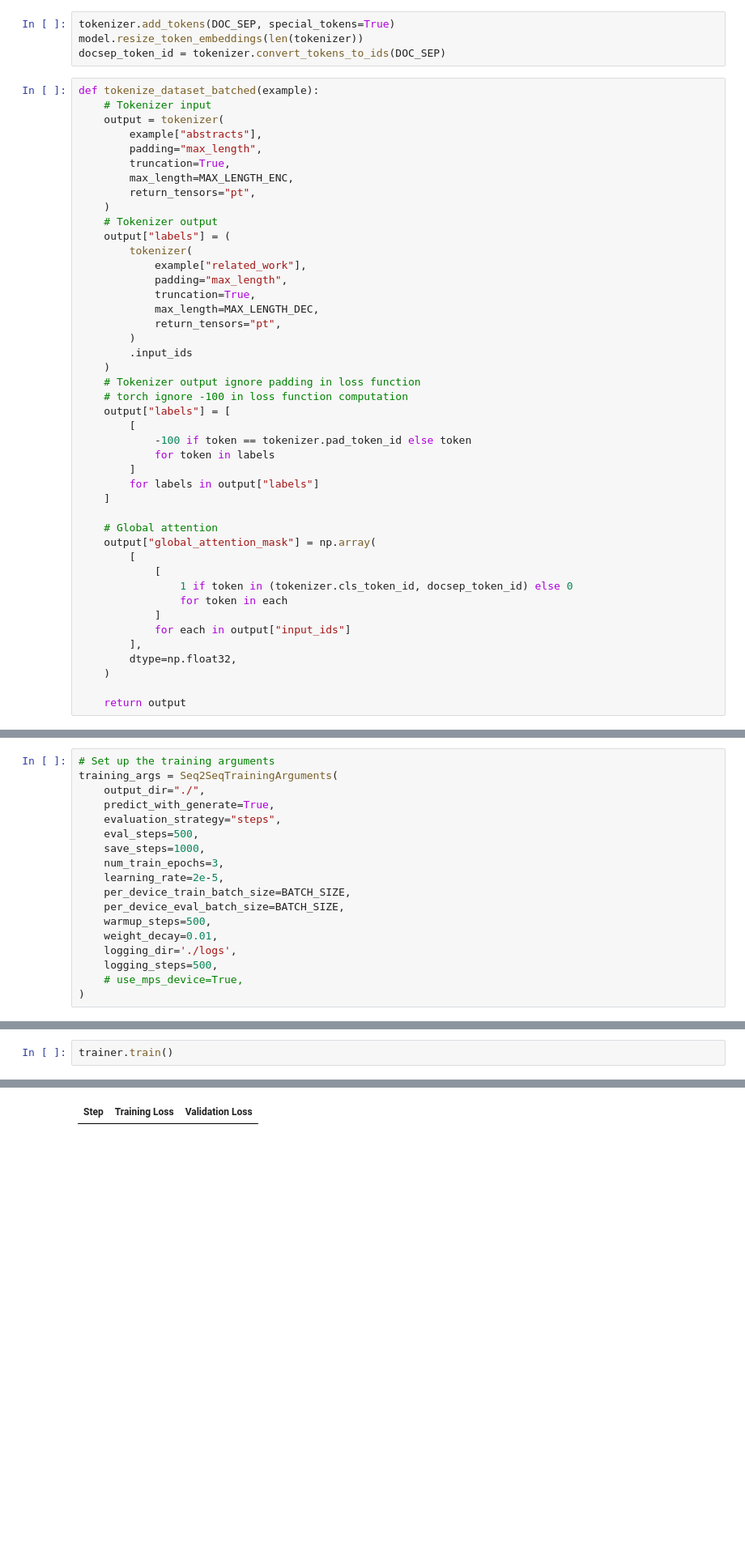
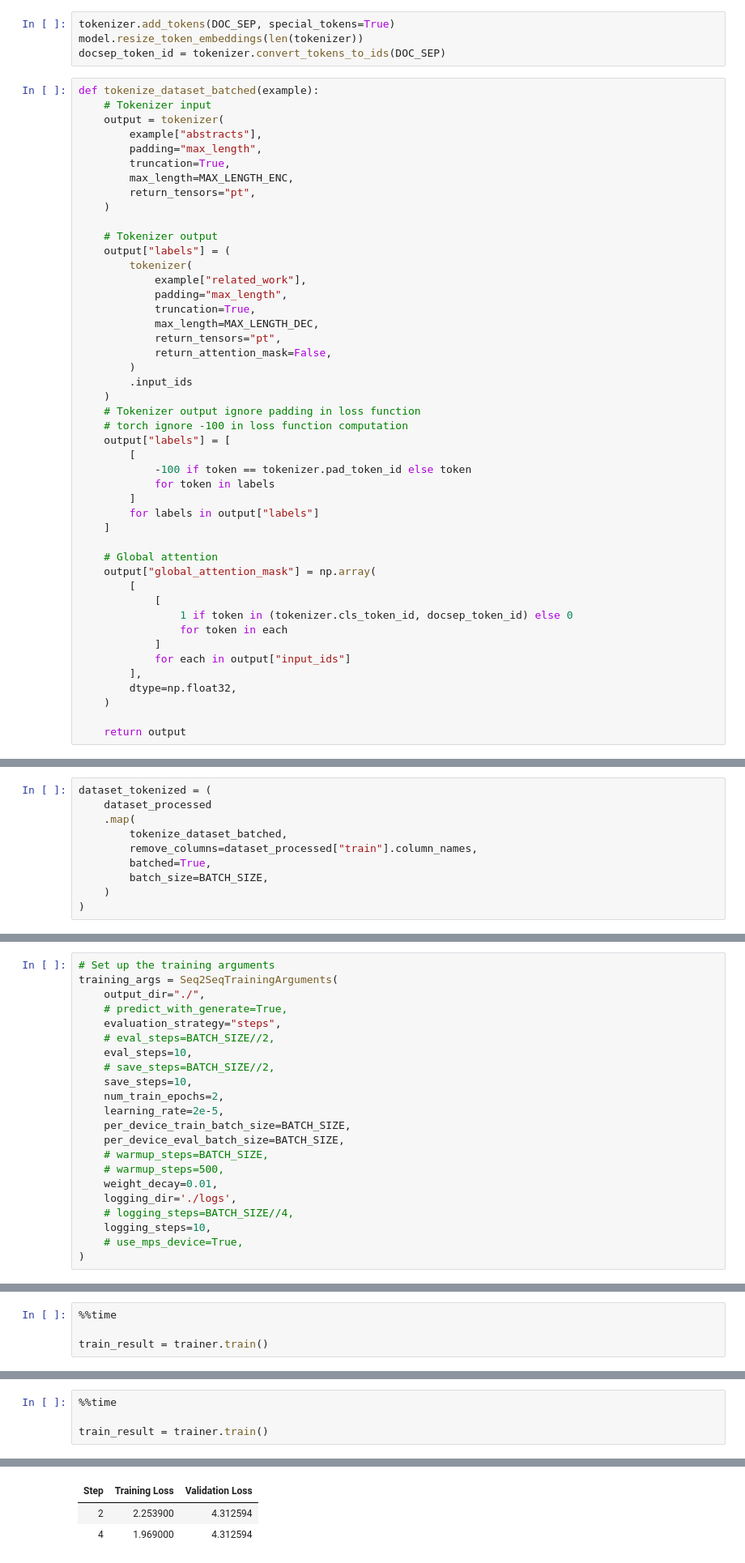
Before and after one commit to Lukaliu90/w266_final_project, a Jupyter notebook: luka_working_file/luka_centrum_multi_XScience-fine_tuning.ipynb, the cells around one changed output, grey strips where cells are left out. Shown at 81% size. Drawn from its saved outputs; the diff is of its cells as text; blank space fills up the shorter version.

```diff
--- a/luka_working_file/luka_centrum_multi_XScience-fine_tuning.ipynb
+++ b/luka_working_file/luka_centrum_multi_XScience-fine_tuning.ipynb
@@ -169,6 +146,7 @@ def tokenize_dataset_batched(example):
         max_length=MAX_LENGTH_ENC,
         return_tensors="pt",
     )
+
     # Tokenizer output
     output["labels"] = (
         tokenizer(
@@ -177,6 +155,7 @@ def tokenize_dataset_batched(example):
             truncation=True,
             max_length=MAX_LENGTH_DEC,
             return_tensors="pt",
+            return_attention_mask=False,
         )
         .input_ids
     )
@@ -219,0 +185,10 @@ for split in dataset_processed.keys():
+# %%
+dataset_tokenized = (
+    dataset_processed
+    .map(
+        tokenize_dataset_batched,
+        remove_columns=dataset_processed["train"].column_names,
+        batched=True,
+        batch_size=BATCH_SIZE,
+    )
+)
@@ -221,17 +216,21 @@ for split in dataset_processed.keys():
 # Set up the training arguments
 training_args = Seq2SeqTrainingArguments(
     output_dir="./",
-    predict_with_generate=True,
+    # predict_with_generate=True,
     evaluation_strategy="steps",
-    eval_steps=500,
-    save_steps=1000,
-    num_train_epochs=3,
+    # eval_steps=BATCH_SIZE//2,
+    eval_steps=10,
+    # save_steps=BATCH_SIZE//2,
+    save_steps=10,
+    num_train_epochs=2,
     learning_rate=2e-5,
     per_device_train_batch_size=BATCH_SIZE,
     per_device_eval_batch_size=BATCH_SIZE,
-    warmup_steps=500,
+    # warmup_steps=BATCH_SIZE,
+    # warmup_steps=500,
     weight_decay=0.01,
     logging_dir='./logs',
-    logging_steps=500,
+    # logging_steps=BATCH_SIZE//4,
+    logging_steps=10,
     # use_mps_device=True,
 )
@@ -246,3 +242,7 @@ trainer = Seq2SeqTrainer(
     train_dataset=dataset_tokenized["train"],
     eval_dataset=dataset_tokenized["validation"],
 )
+# %%
+%%time
+
+train_result = trainer.train()
@@ -249,4 +287,6 @@ trainer = Seq2SeqTrainer(
 # %%
-trainer.train()
+%%time
+
+train_result = trainer.train()
 # %% [output]
 ***** Running training *****
@@ -261 +301,3 @@ trainer.train()
 | Step | Training Loss | Validation Loss |
+| 2 | 2.253900 | 4.312594 |
+| 4 | 1.969000 | 4.312594 |
```
Also changed, not shown: parts of 19 cells of this notebook.
